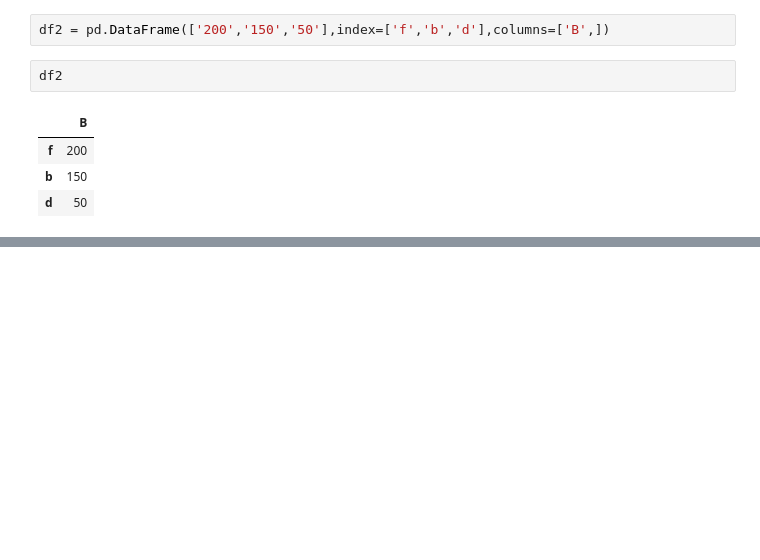
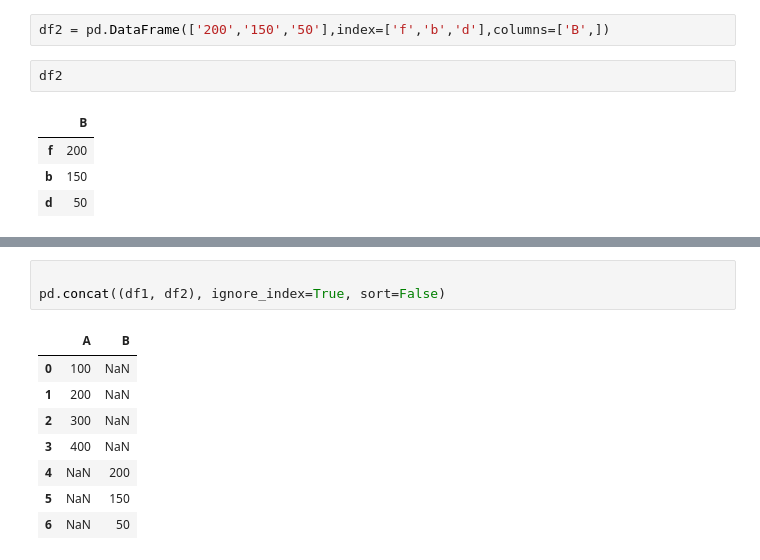
Before and after one commit to Saifullah785/python-for-finance-notes, a Jupyter notebook: Chapter_05_Data_Analysis_with_pandas/Chapter_05_Data_Analysis_with_pandas.ipynb, the cells around one changed output, grey strips where cells are left out. Cells and saved outputs as stored; diff of their text form; blank space fills up the shorter version.

```diff
--- a/Chapter_05_Data_Analysis_with_pandas/Chapter_05_Data_Analysis_with_pandas.ipynb
+++ b/Chapter_05_Data_Analysis_with_pandas/Chapter_05_Data_Analysis_with_pandas.ipynb
@@ -818,0 +827,12 @@ df2
+# %%
+
+pd.concat((df1, df2), ignore_index=True, sort=False)
+# %% [output]
+|  | A | B |
+| 0 | 100 | NaN |
+| 1 | 200 | NaN |
+| 2 | 300 | NaN |
+| 3 | 400 | NaN |
+| 4 | NaN | 200 |
+| 5 | NaN | 150 |
+| 6 | NaN | 50 |
```
Also changed, not shown: parts of 29 cells of this notebook.
